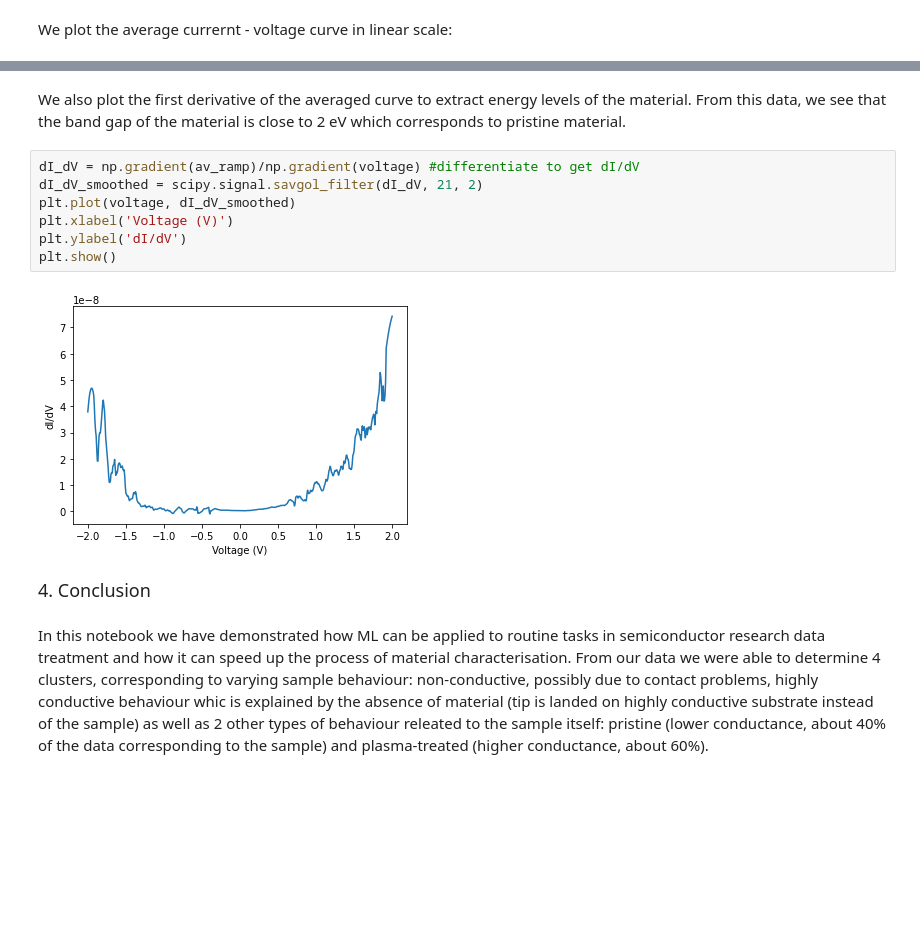
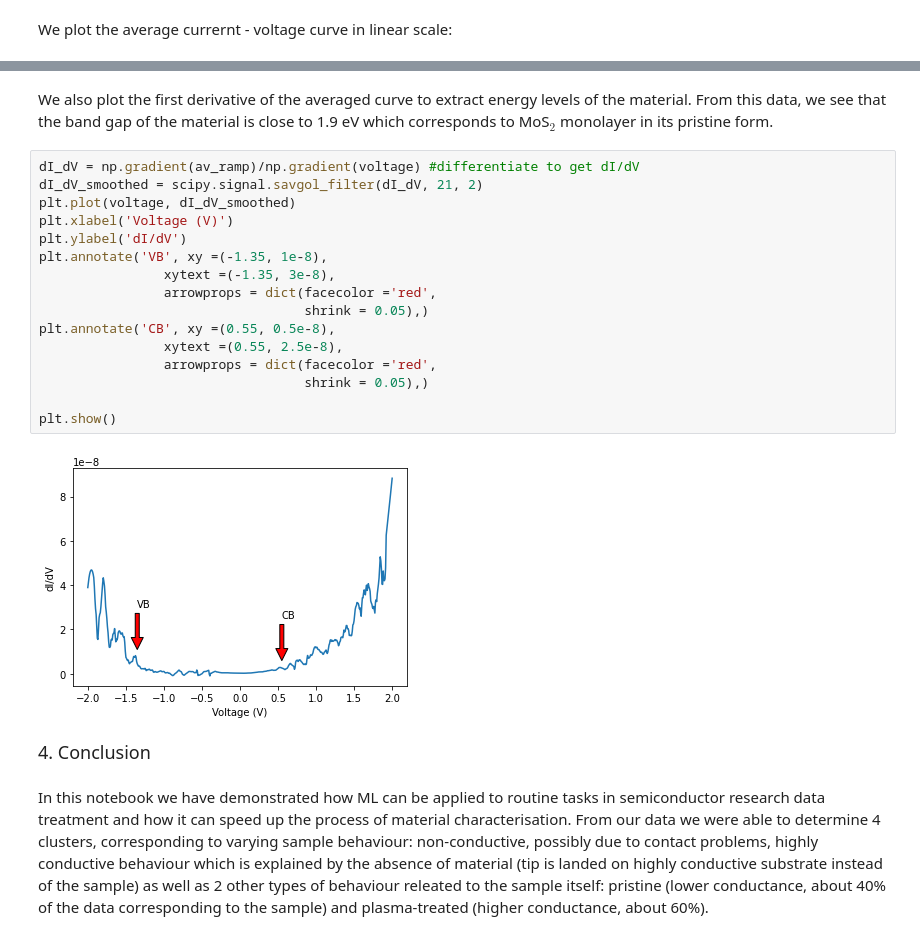
Before and after one commit to cyril-k/C-AFM-clustering, a Jupyter notebook: Clustering_C-AFM.ipynb, the cells around one changed output, grey strips where cells are left out. Drawn from its saved outputs; the diff is of its cells as text; blank space fills up the shorter version.

```diff
--- a/Clustering_C-AFM.ipynb
+++ b/Clustering_C-AFM.ipynb
@@ -263,15 +263,24 @@ plt.show()
 # %% [markdown]
-We also plot the first derivative of the averaged curve to extract energy levels of the material. From this data, we see that the band gap of the material is close to 2 eV which corresponds to pristine material.
+We also plot the first derivative of the averaged curve to extract energy levels of the material. From this data, we see that the band gap of the material is close to 1.9 eV which corresponds to MoS$_{2}$ monolayer in its pristine form.
 # %%
 dI_dV = np.gradient(av_ramp)/np.gradient(voltage) #differentiate to get dI/dV
 dI_dV_smoothed = scipy.signal.savgol_filter(dI_dV, 21, 2)
 plt.plot(voltage, dI_dV_smoothed)
 plt.xlabel('Voltage (V)')
 plt.ylabel('dI/dV')
+plt.annotate('VB', xy =(-1.35, 1e-8),
+                xytext =(-1.35, 3e-8),
+                arrowprops = dict(facecolor ='red',
+                                  shrink = 0.05),)
+plt.annotate('CB', xy =(0.55, 0.5e-8),
+                xytext =(0.55, 2.5e-8),
+                arrowprops = dict(facecolor ='red',
+                                  shrink = 0.05),)
+
 plt.show()
 # %% [output]
-[figure, old version]
+[figure, new version]
 # %% [markdown]
 <font size="4">4. Conclusion </font>
 # %% [markdown]
-  In this notebook we have demonstrated how ML can be applied to routine tasks in semiconductor research data treatment and how it can speed up the process of material characterisation. From our data we were able to determine 4 clusters, corresponding to varying sample behaviour: non-conductive, possibly due to contact problems, highly conductive behaviour whic is explained by the absence of material (tip is landed on highly conductive substrate instead of the sample) as well as 2 other types of behaviour releated to the sample itself: pristine (lower conductance, about 40% of the data corresponding to the sample) and plasma-treated (higher conductance, about 60%).
+  In this notebook we have demonstrated how ML can be applied to routine tasks in semiconductor research data treatment and how it can speed up the process of material characterisation. From our data we were able to determine 4 clusters, corresponding to varying sample behaviour: non-conductive, possibly due to contact problems, highly conductive behaviour which is explained by the absence of material (tip is landed on highly conductive substrate instead of the sample) as well as 2 other types of behaviour releated to the sample itself: pristine (lower conductance, about 40% of the data corresponding to the sample) and plasma-treated (higher conductance, about 60%).
```
Also changed, not shown: parts of 15 cells of this notebook.
